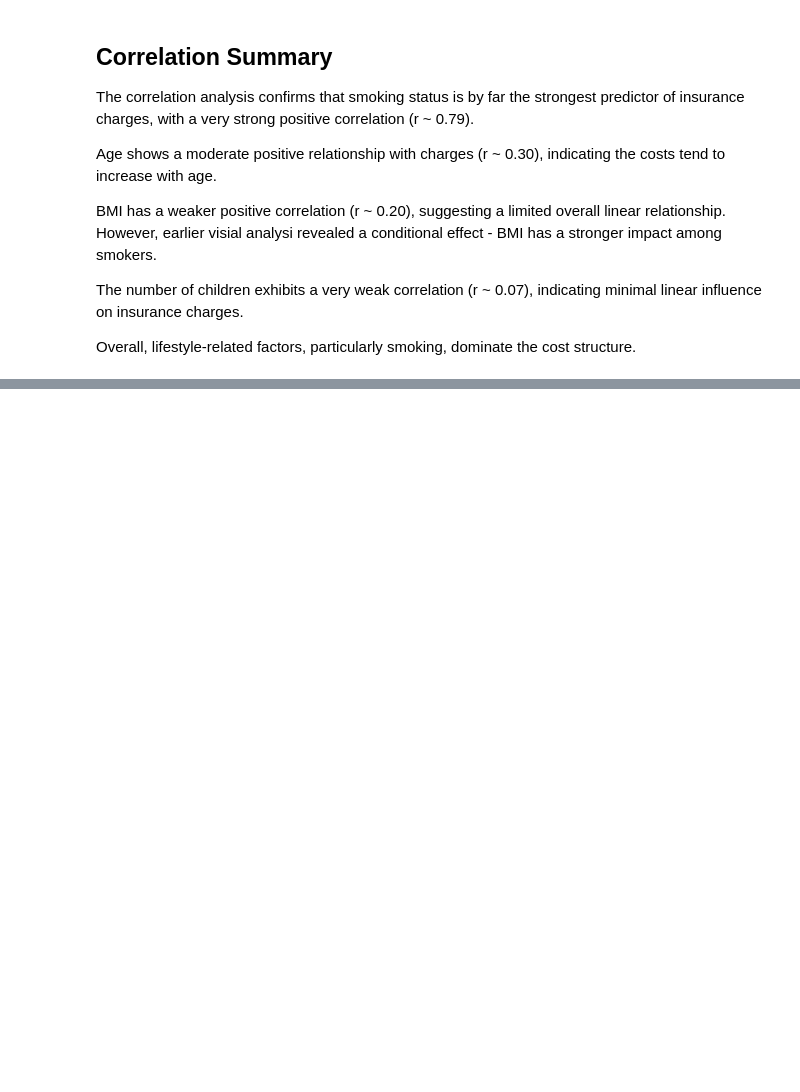
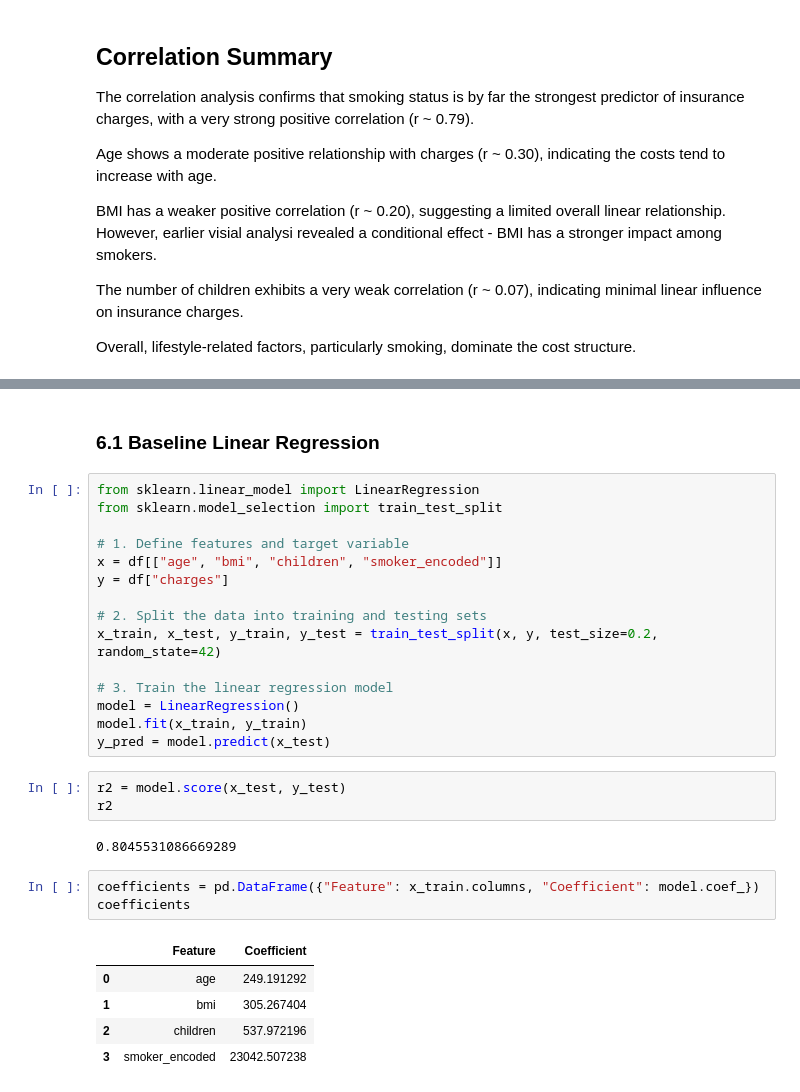
Before and after one commit to MKlim22/insurance-cost-analysis, a Jupyter notebook: notebooks/02_eda.ipynb, the cells around one changed output, grey strips where cells are left out. Cells and saved outputs as stored; diff of their text form; blank space fills up the shorter version.

```diff
--- a/notebooks/02_eda.ipynb
+++ b/notebooks/02_eda.ipynb
@@ -369,0 +387,31 @@ Overall, lifestyle-related factors, particularly smoking, dominate the cost stru
+# %% [markdown]
+### 6.1 Baseline Linear Regression
+# %%
+from sklearn.linear_model import LinearRegression
+from sklearn.model_selection import train_test_split
+
+# 1. Define features and target variable
+x = df[["age", "bmi", "children", "smoker_encoded"]]
+y = df["charges"]
+
+# 2. Split the data into training and testing sets
+x_train, x_test, y_train, y_test = train_test_split(x, y, test_size=0.2, random_state=42)
+
+# 3. Train the linear regression model
+model = LinearRegression()
+model.fit(x_train, y_train)
+y_pred = model.predict(x_test)
+# %%
+r2 = model.score(x_test, y_test)
+r2
+# %% [output]
+0.8045531086669289
+# %%
+coefficients = pd.DataFrame({"Feature": x_train.columns, "Coefficient": model.coef_})
+coefficients
+# %% [output]
+|  | Feature | Coefficient |
+| 0 | age | 249.191292 |
+| 1 | bmi | 305.267404 |
+| 2 | children | 537.972196 |
+| 3 | smoker_encoded | 23042.507238 |
```
Also changed, not shown: parts of 10 cells of this notebook.
